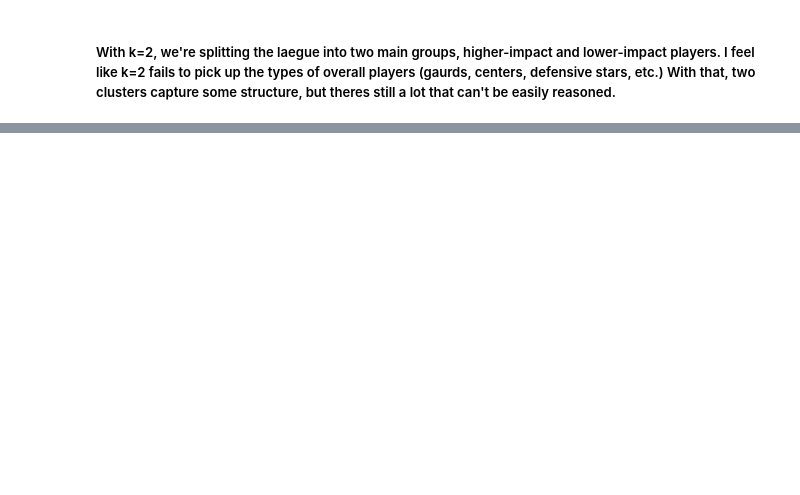
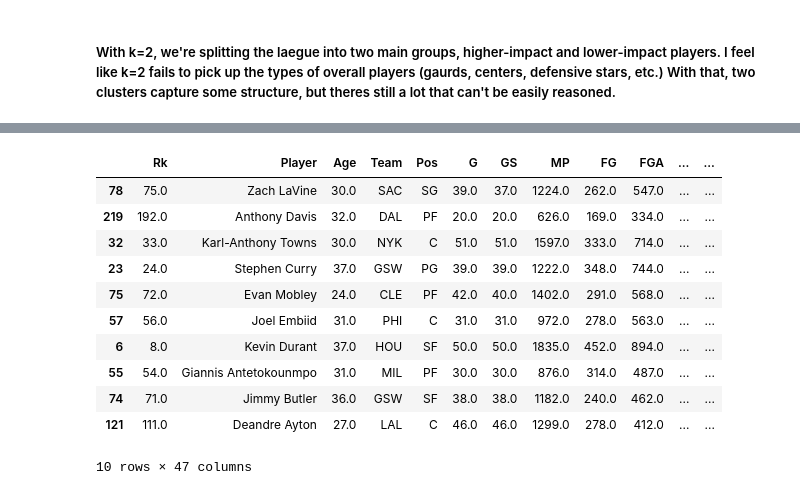
Before and after one commit to Mattcben1/week_6, a Jupyter notebook: Lab-Clustering.ipynb, the cells around one changed output, grey strips where cells are left out. Cells and saved outputs as stored; diff of their text form; code cells hidden in the pictures; blank space fills up the shorter version.

```diff
--- a/Lab-Clustering.ipynb
+++ b/Lab-Clustering.ipynb
@@ -478,0 +494,16 @@ SyntaxError: invalid syntax (3214829668.py, line 2)
+# %%
+# Now lets take a look at the top 10 worst "deals" regarding salary
+nba_data2.sort_values("Salary_Difference", ascending=False).head(10)
+# %% [output]
+|  | Rk | Player | Age | Team | Pos | G | GS | MP | FG | FGA | ... | ... |
+| 78 | 75.0 | Zach LaVine | 30.0 | SAC | SG | 39.0 | 37.0 | 1224.0 | 262.0 | 547.0 | ... | ... |
+| 219 | 192.0 | Anthony Davis | 32.0 | DAL | PF | 20.0 | 20.0 | 626.0 | 169.0 | 334.0 | ... | ... |
+| 32 | 33.0 | Karl-Anthony Towns | 30.0 | NYK | C | 51.0 | 51.0 | 1597.0 | 333.0 | 714.0 | ... | ... |
+| 23 | 24.0 | Stephen Curry | 37.0 | GSW | PG | 39.0 | 39.0 | 1222.0 | 348.0 | 744.0 | ... | ... |
+| 75 | 72.0 | Evan Mobley | 24.0 | CLE | PF | 42.0 | 40.0 | 1402.0 | 291.0 | 568.0 | ... | ... |
+| 57 | 56.0 | Joel Embiid | 31.0 | PHI | C | 31.0 | 31.0 | 972.0 | 278.0 | 563.0 | ... | ... |
+| 6 | 8.0 | Kevin Durant | 37.0 | HOU | SF | 50.0 | 50.0 | 1835.0 | 452.0 | 894.0 | ... | ... |
+| 55 | 54.0 | Giannis Antetokounmpo | 31.0 | MIL | PF | 30.0 | 30.0 | 876.0 | 314.0 | 487.0 | ... | ... |
+| 74 | 71.0 | Jimmy Butler | 36.0 | GSW | SF | 38.0 | 38.0 | 1182.0 | 240.0 | 462.0 | ... | ... |
+| 121 | 111.0 | Deandre Ayton | 27.0 | LAL | C | 46.0 | 46.0 | 1299.0 | 278.0 | 412.0 | ... | ... |
+10 rows × 47 columns
```
Also changed, not shown: parts of 9 cells of this notebook, 1 other file.
